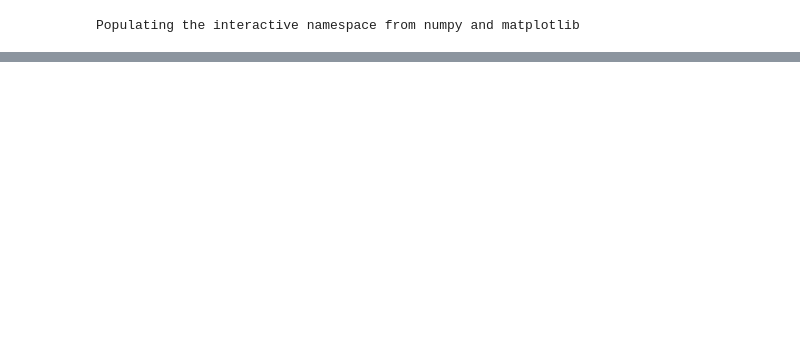
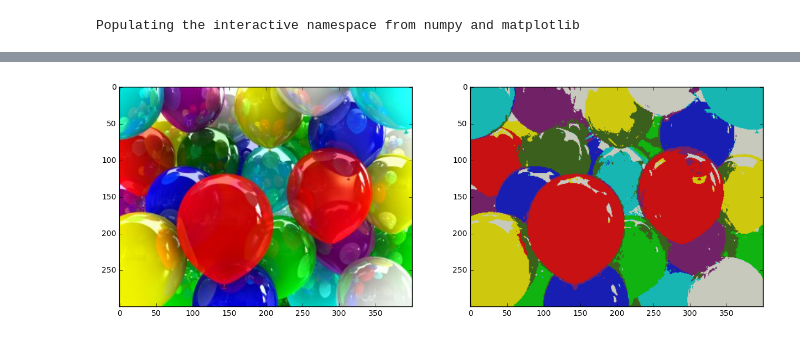
Before and after one commit to smalec/data-exploration, a Jupyter notebook: blagwa/ProblemSet3/Problem4.ipynb, the cells around one changed output, grey strips where cells are left out. Cells and saved outputs as stored; diff of their text form; code cells hidden in the pictures; blank space fills up the shorter version.

```diff
--- a/blagwa/ProblemSet3/Problem4.ipynb
+++ b/blagwa/ProblemSet3/Problem4.ipynb
@@ -46,0 +59,4 @@ imshow(flatten_image)
+# %%
+print_images("image3.jpg", 8, 15)
+# %% [output]
+[figure, added]
```
Also changed, not shown: parts of 6 cells of this notebook, 9 other files.
